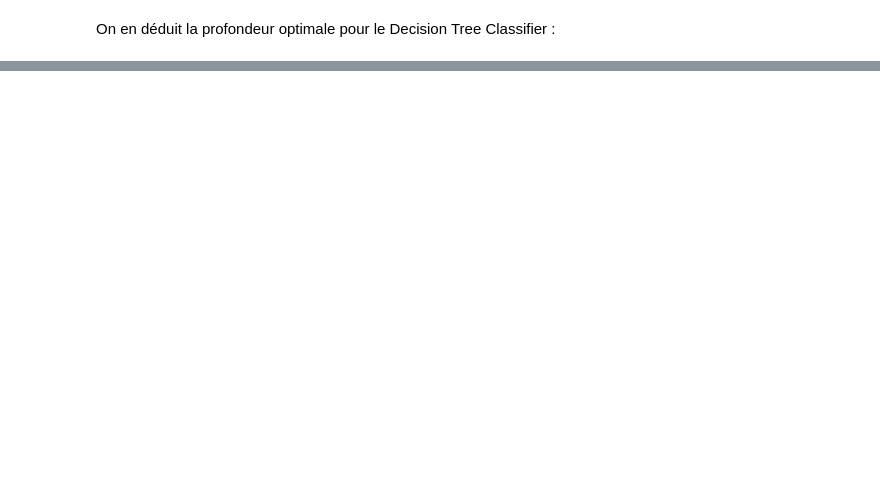
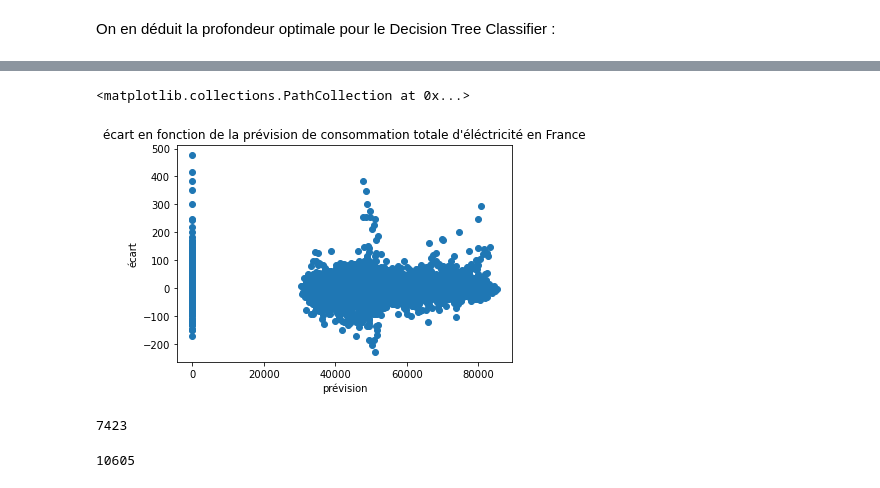
Before and after one commit to rousseam/price-forecasting, a Jupyter notebook: notebooks/decision-tree-classification.ipynb, the cells around one changed output, grey strips where cells are left out. Drawn from its saved outputs; the diff is of its cells as text; code cells hidden in the pictures; blank space fills up the shorter version.

```diff
--- a/notebooks/decision-tree-classification.ipynb
+++ b/notebooks/decision-tree-classification.ipynb
@@ -68,0 +96,19 @@ Le score étant supérieur à 0.5, on peut donc prédire avec ce modèle **avec
+# %%
+y_train = pd.read_csv('../data/y_train.csv').fillna(0)
+X_train = pd.read_csv('../data/X_train.csv').fillna(0)
+
+threshold = 600
+
+eliminated = y_train[abs(y_train['spot_id_delta']) - threshold >= 0].DELIVERY_START
+print(eliminated)
+y_train = y_train[~y_train['DELIVERY_START'].isin(eliminated)]
+X_train = X_train[~X_train['DELIVERY_START'].isin(eliminated)]
+
+
+y=y_train['spot_id_delta']
+x=X_train["load_forecast"]
+plt.title("écart en fonction de la prévision de consommation totale d'éléctricité en France")
+plt.xlabel("prévision")
+plt.ylabel("écart")
+plt.scatter(x,y)
+# %% [output]
@@ -68,0 +119,10 @@ Le score étant supérieur à 0.5, on peut donc prédire avec ce modèle **avec
+<matplotlib.collections.PathCollection at 0x...>
+[figure, added]
+# %%
+x.size
+# %% [output]
+7423
+# %%
+y.size
+# %% [output]
+10605
```
Also changed, not shown: parts of 10 cells of this notebook, 4 other files.
